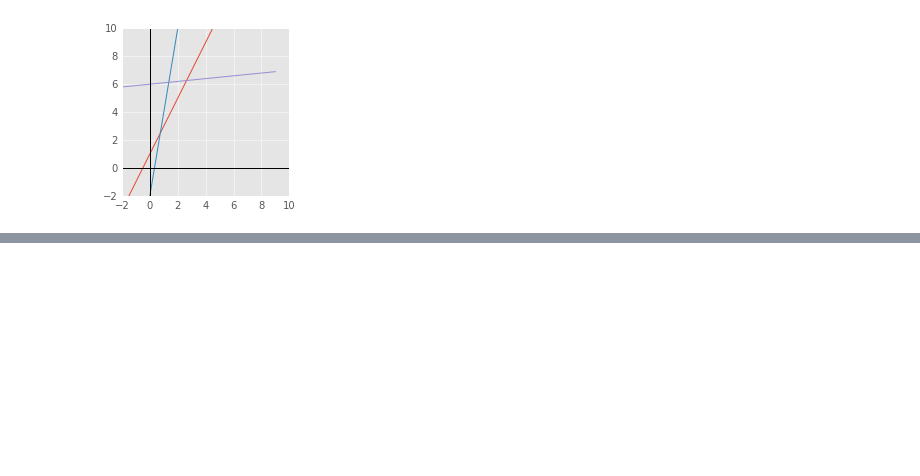
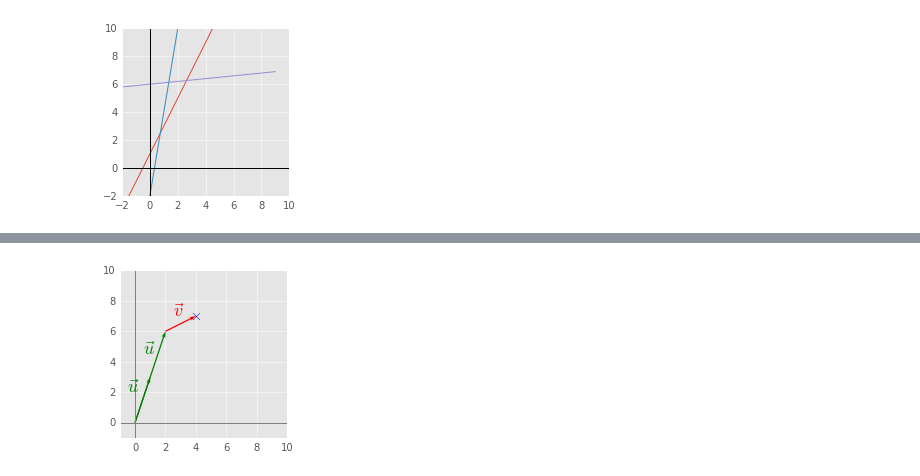
Before and after one commit to hadrienj/deepLearningBook-Notes, a Jupyter notebook: 2.4 Linear Dependence and Span.ipynb, the cells around one changed output, grey strips where cells are left out. Saved outputs shown, nothing was run; the diff lists cells and outputs as text; code cells hidden in the pictures; blank space fills up the shorter version.

```diff
--- a/2.4 Linear Dependence and Span.ipynb
+++ b/2.4 Linear Dependence and Span.ipynb
@@ -228,0 +288,24 @@ The general rule is that a system must have at least the same number number of v
+# %%
+x = 2
+
+u = [0,0,1,3]
+v = [2,6,2,1]
+
+plt.quiver([u[0], x*u[0], v[0]],
+           [u[1], x*u[1], v[1]],
+           [u[2], x*u[2], v[2]],
+           [u[3], x*u[3], v[3]],
+           angles='xy', scale_units='xy', scale=1, color=['g', 'g', 'r', 'r', 'b'])
+# plt.rc('text', usetex=True)
+plt.xlim(-1, 10)
+plt.ylim(-1, 10)
+plt.axvline(x=0, color='grey')
+plt.axhline(y=0, color='grey')
+plt.scatter(4,7,marker='x',s=50)
+plt.text(-0.5, 2, r'$\vec{u}$', color='g', size=18)
+plt.text(0.5, 4.5, r'$\vec{u}$', color='g', size=18)
+plt.text(2.5, 7, r'$\vec{v}$', color='r', size=18)
+plt.show()
+plt.close()
+# %% [output]
+[figure, added]
```
Also changed, not shown: parts of 23 cells of this notebook, 1 other file.
